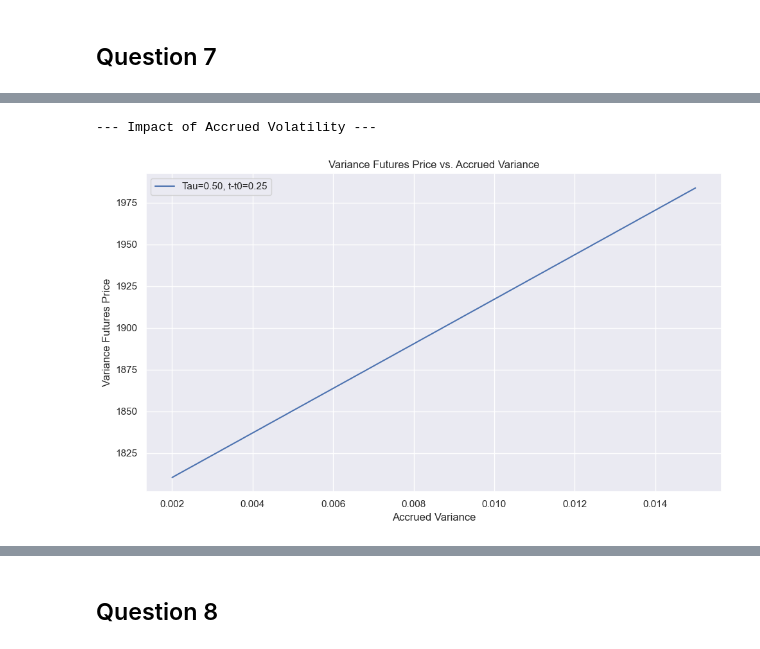
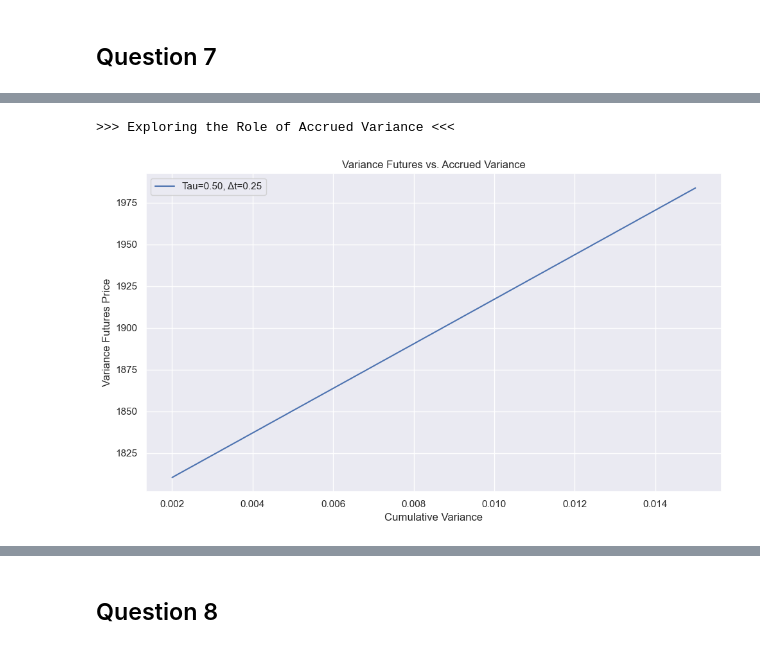
Before and after one commit to arthurdhonneur7/derivatives_project, a Jupyter notebook: project.ipynb, the cells around one changed output, grey strips where cells are left out. Cells and saved outputs as stored; diff of their text form; code cells hidden in the pictures.

```diff
--- a/project.ipynb
+++ b/project.ipynb
@@ -160,29 +203,36 @@ plt.show()
 # %%
-Vt_base = 0.4
-lambd_base = 2
-print("--- Impact of Accrued Volatility ---")
-theta_base = 0.04
-xi_base = 0.5
-fixed_t0 = 0.0
-fixed_current_time = 0.25
-fixed_tau = 0.5
-accrued_variance_values = np.linspace(0.002, 0.015, 50)
-prices_accrued = [variance_futures_price(fixed_tau, fixed_t0, fixed_current_time,
-                                                accrued_val, Vt_base, lambd_base,
-                                                theta_base, xi_base)
-                  for accrued_val in accrued_variance_values]
+# --- Section 2: Impact of accrued variance on pricing ---
+print(">>> Exploring the Role of Accrued Variance <<<")
+
+fixed_params = dict(t_start=0.0, t_current=0.25,
+                    tau=0.5,
+                    v_initial=0.4,
+                    lambd=2.0, theta=0.04, xi=0.5)
+
+accrued_vals = np.linspace(0.002, 0.015, 50)
+prices_acc = [
+    price_variance_future(fixed_params['tau'],
+                          fixed_params['t_start'],
+                          fixed_params['t_current'],
+                          a_v, fixed_params['v_initial'],
+                          fixed_params['lambd'],
+                          fixed_params['theta'],
+                          fixed_params['xi'])
+    for a_v in accrued_vals
+]
 
 plt.figure(figsize=(10, 6))
-plt.plot(accrued_variance_values, prices_accrued, label=f'Tau={fixed_tau:.2f}, t-t0={fixed_current_time-fixed_t0:.2f}')
-plt.xlabel('Accrued Variance')
-plt.ylabel('Variance Futures Price')
-plt.title('Variance Futures Price vs. Accrued Variance')
+plt.plot(accrued_vals, prices_acc,
+         label=f"Tau={fixed_params['tau']:.2f}, Δt={fixed_params['t_current'] - fixed_params['t_start']:.2f}")
+plt.xlabel("Cumulative Variance")
+plt.ylabel("Variance Futures Price")
+plt.title("Variance Futures vs. Accrued Variance")
 plt.legend()
 plt.grid(True)
 plt.tight_layout()
-plt.savefig('./plots/Question 7_2.png')
+plt.savefig("./plots/variance_futures_accrued.png")
 plt.show()
 # %% [output]
---- Impact of Accrued Volatility ---
+>>> Exploring the Role of Accrued Variance <<<
-[figure, old version]
+[figure, new version]
 # %%
```
Also changed, not shown: parts of 13 cells of this notebook, 6 other files.
